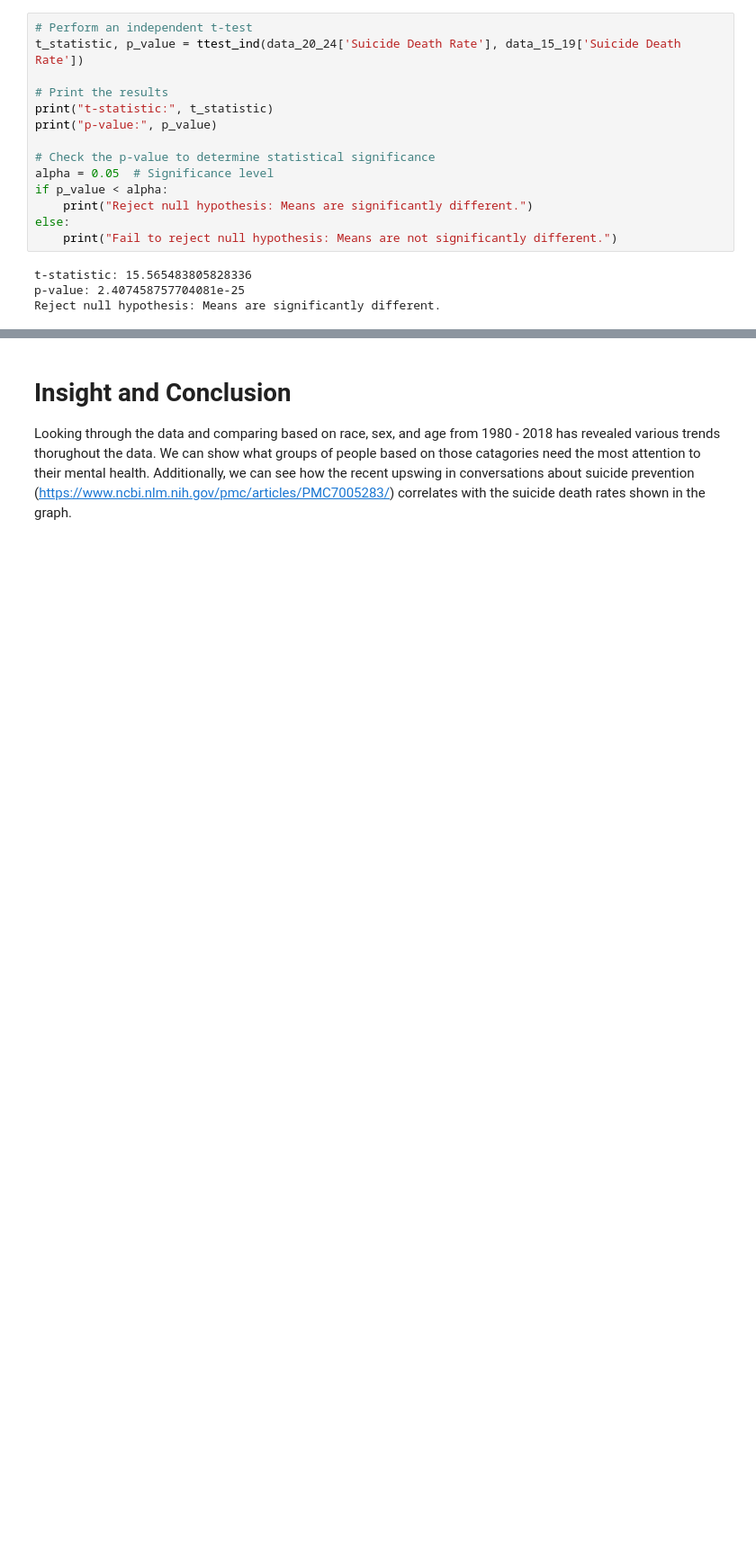
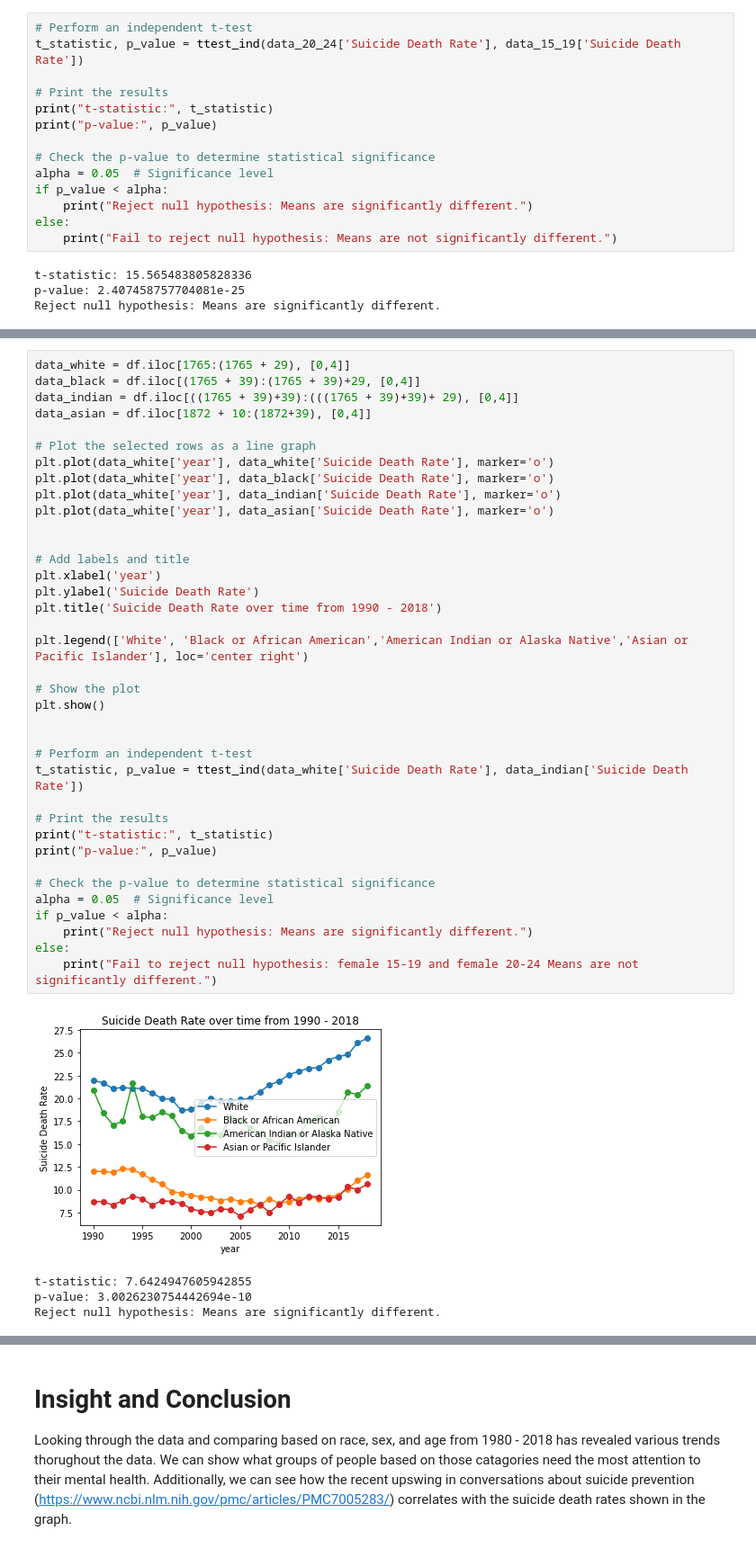
Before and after one commit to Noah-Eby/Noah-Eby.github.io, a Jupyter notebook: index.ipynb, the cells around one changed output, grey strips where cells are left out. Shown: that part at 90% size. Drawn from its saved outputs; the diff is of its cells as text; blank space fills up the shorter version.

```diff
--- a/index.ipynb
+++ b/index.ipynb
@@ -241,0 +287,42 @@ Reject null hypothesis: Means are significantly different.
+# %%
+data_white = df.iloc[1765:(1765 + 29), [0,4]]
+data_black = df.iloc[(1765 + 39):(1765 + 39)+29, [0,4]]
+data_indian = df.iloc[((1765 + 39)+39):(((1765 + 39)+39)+ 29), [0,4]]
+data_asian = df.iloc[1872 + 10:(1872+39), [0,4]]
+
+# Plot the selected rows as a line graph
+plt.plot(data_white['year'], data_white['Suicide Death Rate'], marker='o')
+plt.plot(data_white['year'], data_black['Suicide Death Rate'], marker='o')
+plt.plot(data_white['year'], data_indian['Suicide Death Rate'], marker='o')
+plt.plot(data_white['year'], data_asian['Suicide Death Rate'], marker='o')
+
+
+# Add labels and title
+plt.xlabel('year')
+plt.ylabel('Suicide Death Rate')
+plt.title('Suicide Death Rate over time from 1990 - 2018')
+
+plt.legend(['White', 'Black or African American','American Indian or Alaska Native','Asian or Pacific Islander'], loc='center right')
+
+# Show the plot
+plt.show()
+
+
+# Perform an independent t-test
+t_statistic, p_value = ttest_ind(data_white['Suicide Death Rate'], data_indian['Suicide Death Rate'])
+
+# Print the results
+print("t-statistic:", t_statistic)
+print("p-value:", p_value)
+
+# Check the p-value to determine statistical significance
+alpha = 0.05  # Significance level
+if p_value < alpha:
+    print("Reject null hypothesis: Means are significantly different.")
+else:
+    print("Fail to reject null hypothesis: female 15-19 and female 20-24 Means are not significantly different.")
+# %% [output]
+[figure, added]
+t-statistic: 7.6424947605942855
+p-value: 3.0026230754442694e-10
+Reject null hypothesis: Means are significantly different.
```
Also changed, not shown: parts of 10 cells of this notebook.
